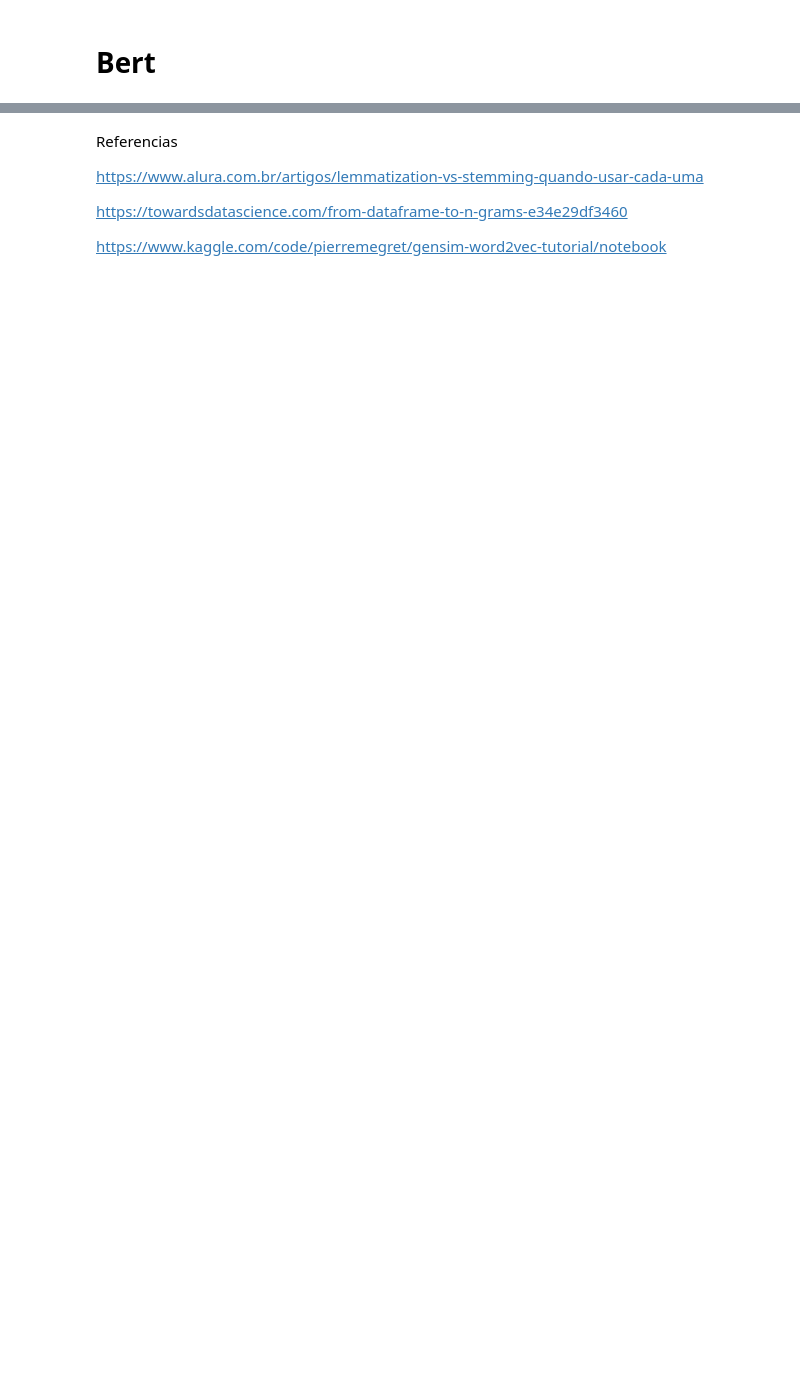
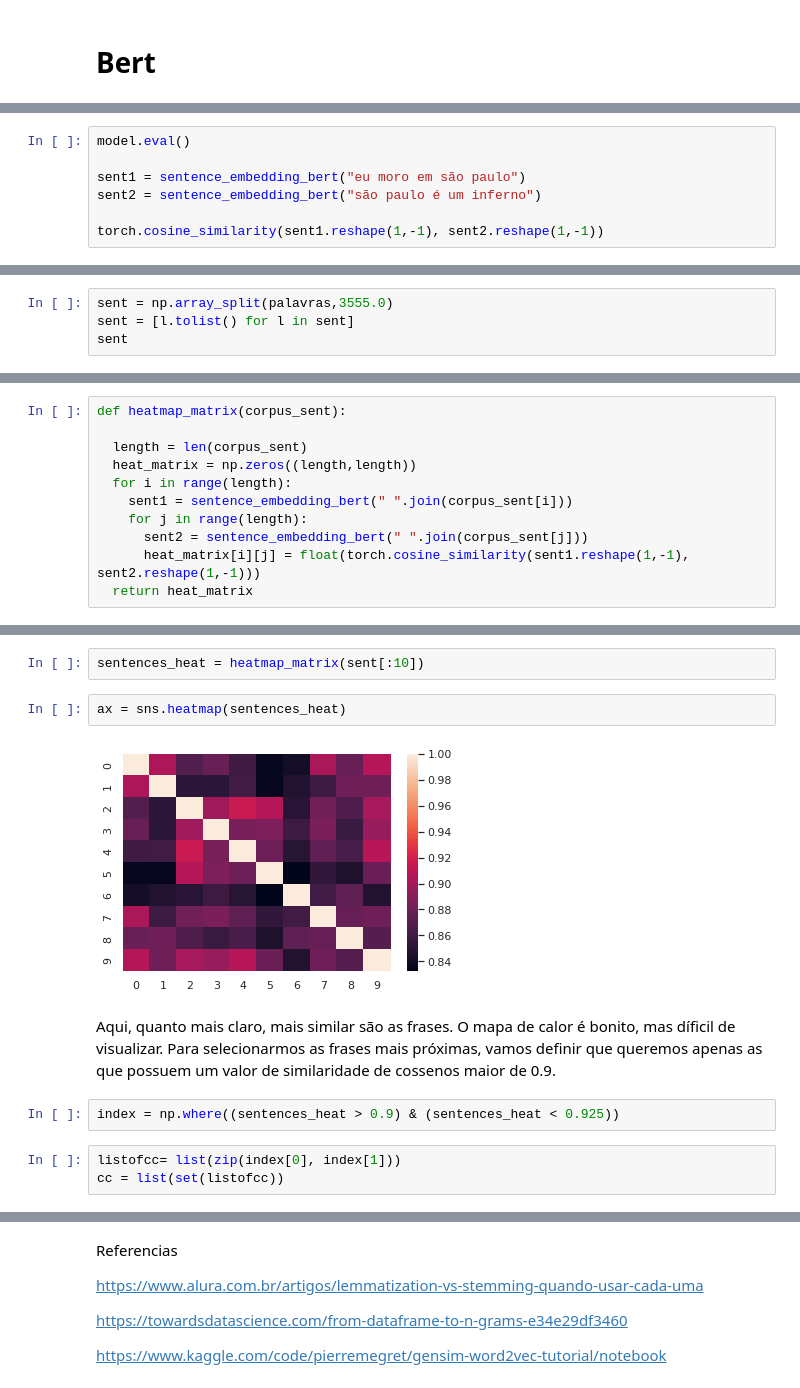
Before and after one commit to mariarezende07/analise_clarice_lispector_nlp, a Jupyter notebook: Projeto_de_Entrada_Clarisse_Lispector.ipynb, the cells around one changed output, grey strips where cells are left out. Saved outputs shown, nothing was run; the diff lists cells and outputs as text; blank space fills up the shorter version.

Commit message:
✨  Add BERT analysis

```diff
--- a/Projeto_de_Entrada_Clarisse_Lispector.ipynb
+++ b/Projeto_de_Entrada_Clarisse_Lispector.ipynb
@@ -466,0 +540,7 @@ RuntimeError: Numpy is not available
+# %%
+model.eval()
+
+sent1 = sentence_embedding_bert("eu moro em são paulo")
+sent2 = sentence_embedding_bert("são paulo é um inferno")
+
+torch.cosine_similarity(sent1.reshape(1,-1), sent2.reshape(1,-1))
@@ -466,0 +561,4 @@ RuntimeError: Numpy is not available
+# %%
+sent = np.array_split(palavras,3555.0)
+sent = [l.tolist() for l in sent]
+sent
@@ -466,0 +585,11 @@ RuntimeError: Numpy is not available
+# %%
+def heatmap_matrix(corpus_sent):
+
+  length = len(corpus_sent)
+  heat_matrix = np.zeros((length,length))
+  for i in range(length):
+    sent1 = sentence_embedding_bert(" ".join(corpus_sent[i]))
+    for j in range(length):
+      sent2 = sentence_embedding_bert(" ".join(corpus_sent[j]))
+      heat_matrix[i][j] = float(torch.cosine_similarity(sent1.reshape(1,-1), sent2.reshape(1,-1)))
+  return heat_matrix
@@ -466,0 +611,13 @@ RuntimeError: Numpy is not available
+# %%
+sentences_heat = heatmap_matrix(sent[:10])
+# %%
+ax = sns.heatmap(sentences_heat)
+# %% [output]
+[figure, added]
+# %% [markdown]
+Aqui, quanto mais claro, mais similar são as frases. O mapa de calor é bonito, mas díficil de visualizar. Para selecionarmos as frases mais próximas, vamos definir que queremos apenas as que possuem um valor de similaridade de cossenos maior de 0.9.
+# %%
+index = np.where((sentences_heat > 0.9) & (sentences_heat < 0.925))
+# %%
+listofcc= list(zip(index[0], index[1]))
+cc = list(set(listofcc))
```
Also changed, not shown: parts of 52 cells of this notebook.
